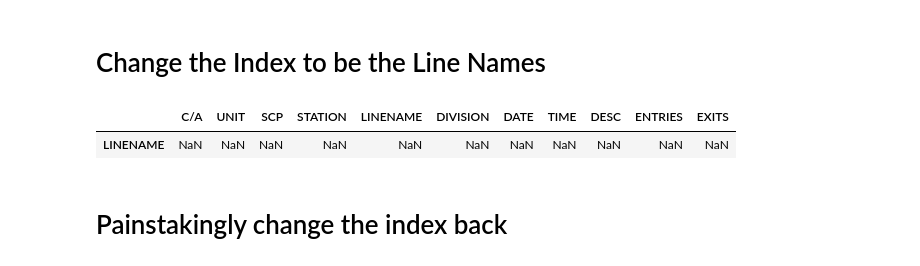
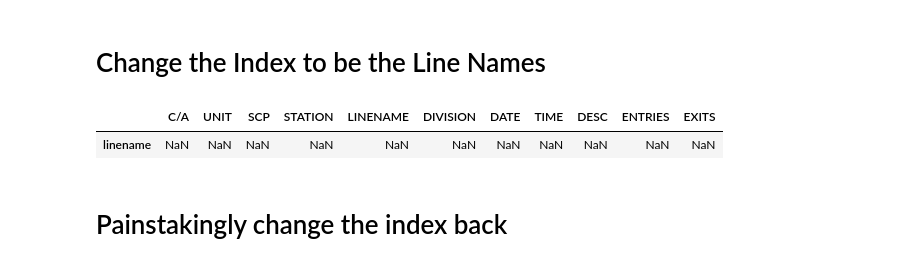
Before and after one commit to MarcSchneider71/dsc-0-03-08-understanding-pandas-series-and-dataframes-lab-nyc-ds-career-012819, a Jupyter notebook: index.ipynb, the cells around one changed output. Drawn from its saved outputs; the diff is of its cells as text; code cells hidden in the pictures.

```diff
--- a/index.ipynb
+++ b/index.ipynb
@@ -65,10 +65,10 @@ df.rename(str.lower, axis=1)
 # Change the Index to be the Line Names
 # %%
 #Your code here
-df.reindex(['LINENAME'])
+df.reindex(['linename'])
 # %% [output]
 |  | C/A | UNIT | SCP | STATION | LINENAME | DIVISION | DATE | TIME | DESC | ENTRIES | EXITS |
-| LINENAME | NaN | NaN | NaN | NaN | NaN | NaN | NaN | NaN | NaN | NaN | NaN |
+| linename | NaN | NaN | NaN | NaN | NaN | NaN | NaN | NaN | NaN | NaN | NaN |
 # %% [markdown]
 # Painstakingly change the index back
 # %%
```
